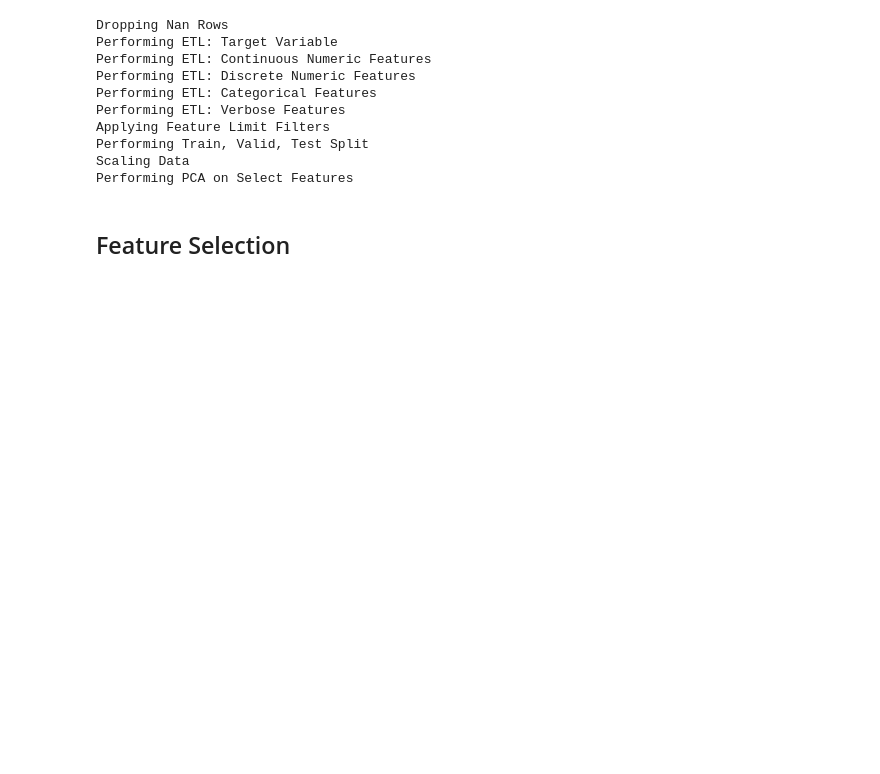
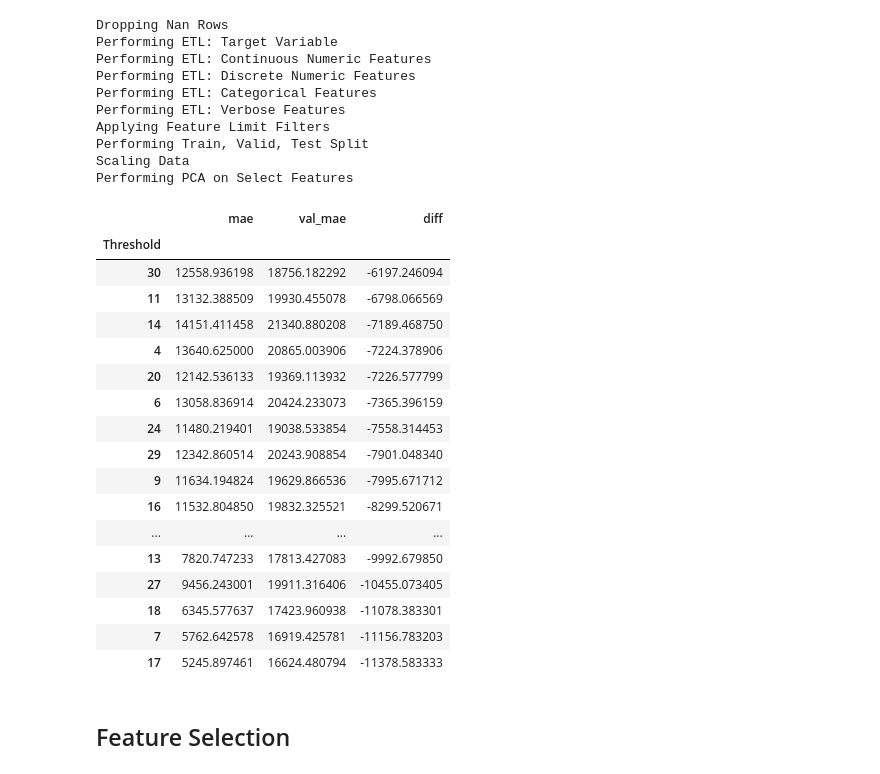
Before and after one commit to dangoML/DeepREI, a Jupyter notebook: Model/notebooks/DeepREI_Model.ipynb, the cells around one changed output. Drawn from its saved outputs; the diff is of its cells as text; code cells hidden in the pictures; blank space fills up the shorter version.

```diff
--- a/Model/notebooks/DeepREI_Model.ipynb
+++ b/Model/notebooks/DeepREI_Model.ipynb
@@ -126,3 +217,33 @@ Performing PCA on Select Features
+# %%
+data = pd.DataFrame(
+    {'Threshold': verbose_threshold_value,
+     'mae': mae,
+     'val_mae': val_mae
+    })
+# %%
+data = data.groupby('Threshold').mean()
+data['diff'] = data['mae'] - data['val_mae']
+# %%
+data.sort_values('diff',ascending=False)
+# %% [output]
+|  | mae | val_mae | diff |
+| Threshold |  |  |  |
+| 30 | 12558.936198 | 18756.182292 | -6197.246094 |
+| 11 | 13132.388509 | 19930.455078 | -6798.066569 |
+| 14 | 14151.411458 | 21340.880208 | -7189.468750 |
+| 4 | 13640.625000 | 20865.003906 | -7224.378906 |
+| 20 | 12142.536133 | 19369.113932 | -7226.577799 |
+| 6 | 13058.836914 | 20424.233073 | -7365.396159 |
+| 24 | 11480.219401 | 19038.533854 | -7558.314453 |
+| 29 | 12342.860514 | 20243.908854 | -7901.048340 |
+| 9 | 11634.194824 | 19629.866536 | -7995.671712 |
+| 16 | 11532.804850 | 19832.325521 | -8299.520671 |
+| ... | ... | ... | ... |
+| 13 | 7820.747233 | 17813.427083 | -9992.679850 |
+| 27 | 9456.243001 | 19911.316406 | -10455.073405 |
+| 18 | 6345.577637 | 17423.960938 | -11078.383301 |
+| 7 | 5762.642578 | 16919.425781 | -11156.783203 |
+| 17 | 5245.897461 | 16624.480794 | -11378.583333 |
 # %% [markdown]
 ## Feature Selection
 # %% [markdown]
```
Also changed, not shown: parts of 24 cells of this notebook, 17 other files.
